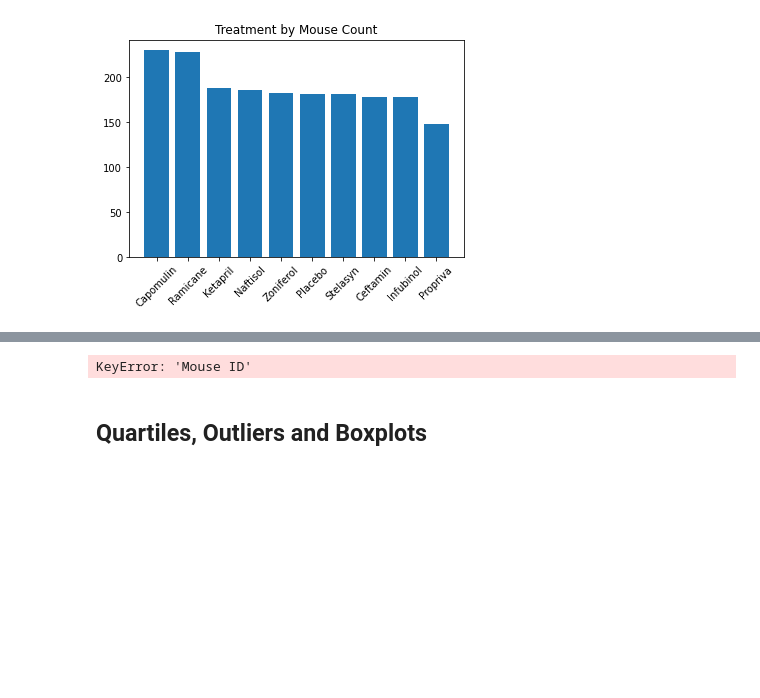
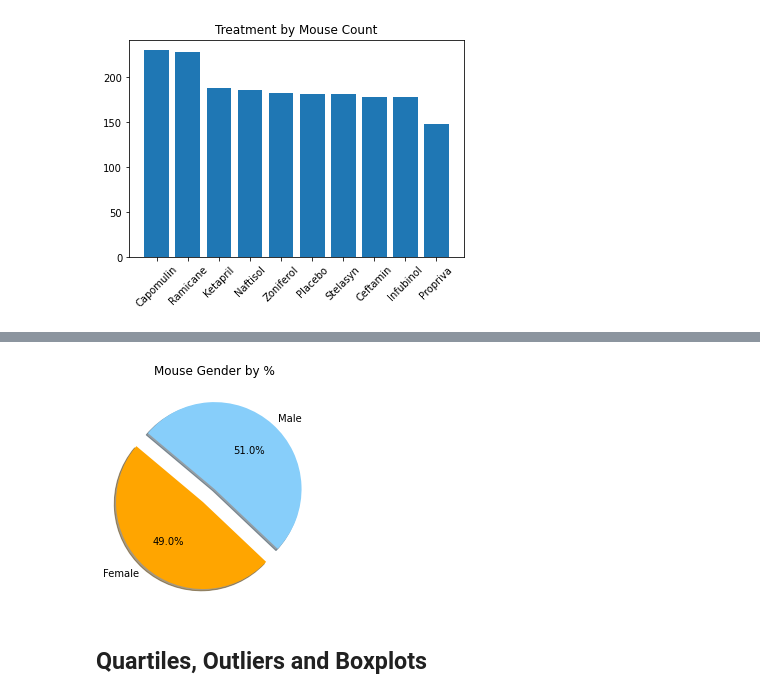
Before and after one commit to tannerhorton/matplotlib, a Jupyter notebook: pymaceuticals_main.ipynb, the cells around one changed output, grey strips where cells are left out. Cells and saved outputs as stored; diff of their text form; code cells hidden in the pictures; blank space fills up the shorter version.

```diff
--- a/pymaceuticals_main.ipynb
+++ b/pymaceuticals_main.ipynb
@@ -353,17 +360,25 @@ Length: 1880, dtype: int64
 # %%
+# Generate a pie plot showing the distribution of female versus male mice using pyplot
+mice_by_sex = clean_data.groupby(['Sex']).count()
+#print(count_sex_df)
+
 # Labels for the sections of our pie chart
 labels = ["Female", "Male"]
 
 # The values of each section of the pie chart
-distribution = [sex_count_df['Mouse ID']]
+sizes = [922, 958]
 
 # The colors of each section of the pie chart
 colors = ["orange",  "lightskyblue"]
 
-plt.pie(distribution, labels=labels, colors=colors, autopct="%0.1f%%")
+myexplode = [0.2, 0]
+
+plt.pie(sizes, explode=myexplode, labels=labels, colors=colors,
+        autopct="%1.1f%%", shadow=True, startangle=140)
 plt.title("Mouse Gender by %")
+plt.show()
 # %% [output]
-KeyError: 'Mouse ID'
+[figure, added]
 # %% [markdown]
 ## Quartiles, Outliers and Boxplots
 # %%
```
Also changed, not shown: parts of 18 cells of this notebook.
